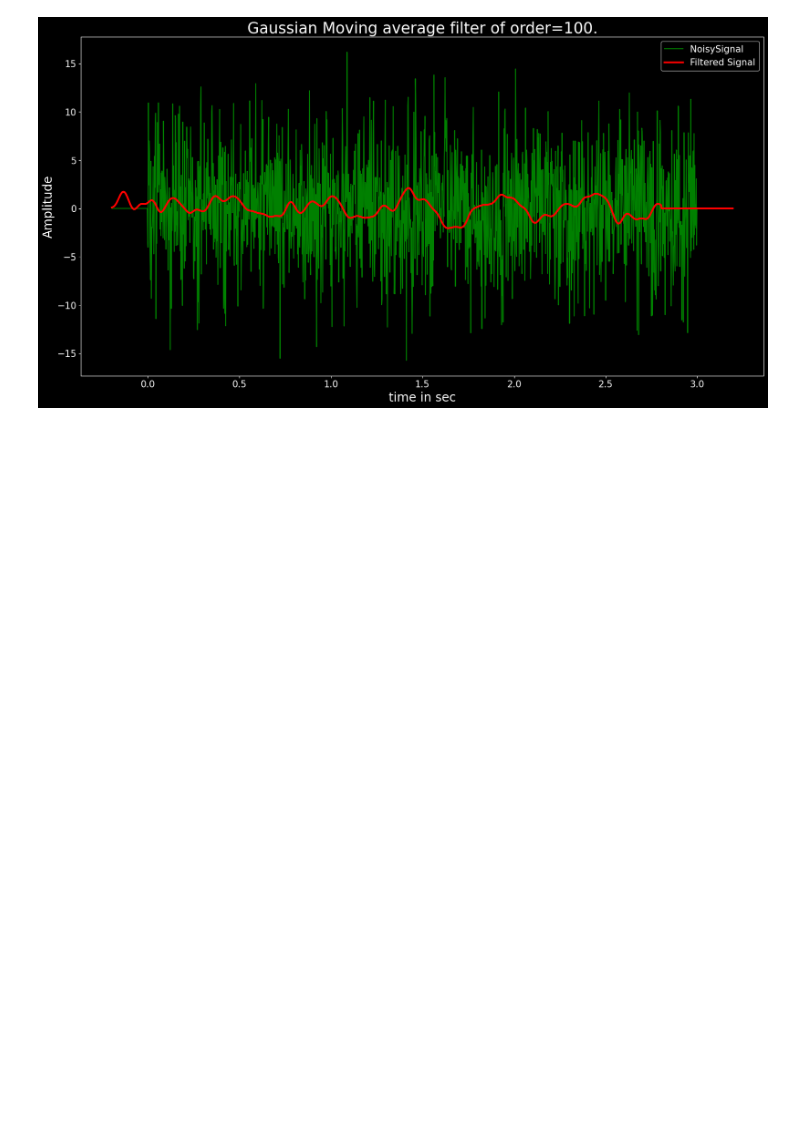
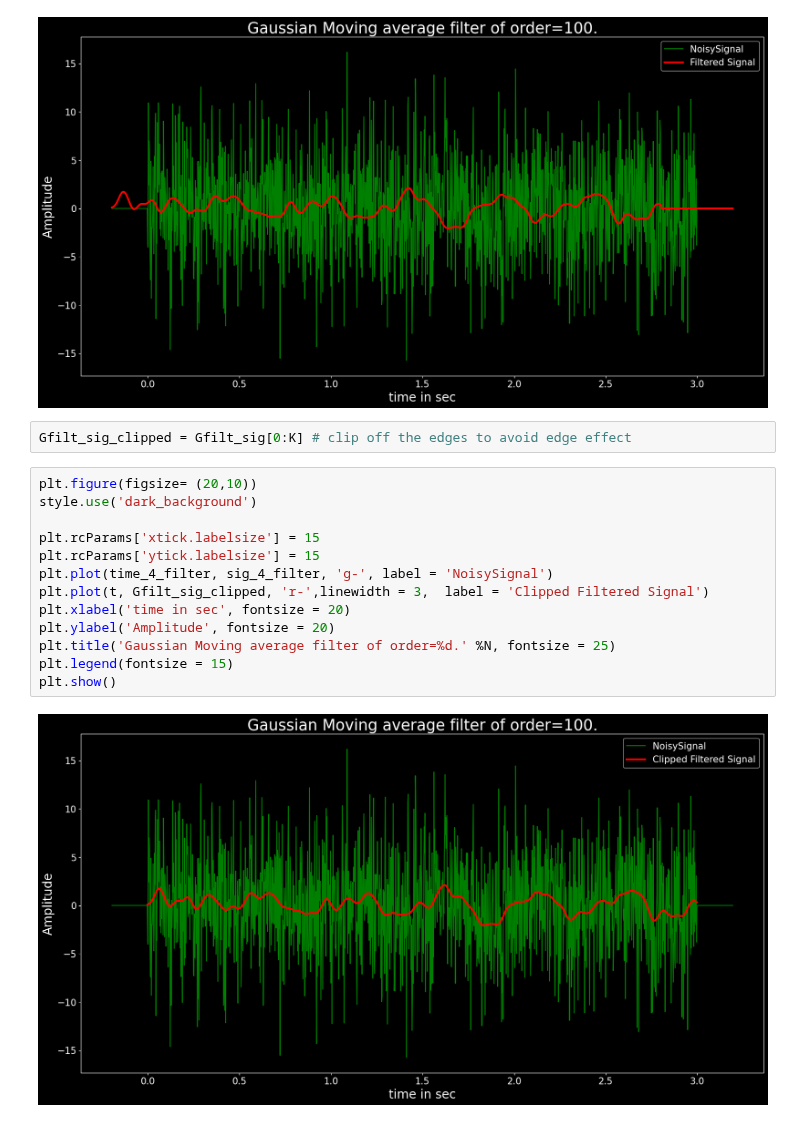
Before and after one commit to hbrandon15/ISP-with-Python, a Jupyter notebook: 03_Signal_Denoising/denoising.ipynb, the cells around one changed output. Saved outputs shown, nothing was run; the diff lists cells and outputs as text; blank space fills up the shorter version.

Commit message:
Clip edges of filter to avoid edge effect

```diff
--- a/03_Signal_Denoising/denoising.ipynb
+++ b/03_Signal_Denoising/denoising.ipynb
@@ -174,3 +174,20 @@ plt.legend(fontsize = 15)
 plt.show()
 # %% [output]
 [figure]
+# %%
+Gfilt_sig_clipped = Gfilt_sig[0:K] # clip off the edges to avoid edge effect
+# %%
+plt.figure(figsize= (20,10))
+style.use('dark_background')
+
+plt.rcParams['xtick.labelsize'] = 15
+plt.rcParams['ytick.labelsize'] = 15
+plt.plot(time_4_filter, sig_4_filter, 'g-', label = 'NoisySignal')
+plt.plot(t, Gfilt_sig_clipped, 'r-',linewidth = 3,  label = 'Clipped Filtered Signal')
+plt.xlabel('time in sec', fontsize = 20)
+plt.ylabel('Amplitude', fontsize = 20)
+plt.title('Gaussian Moving average filter of order=%d.' %N, fontsize = 25)
+plt.legend(fontsize = 15)
+plt.show()
+# %% [output]
+[figure, added]
```
